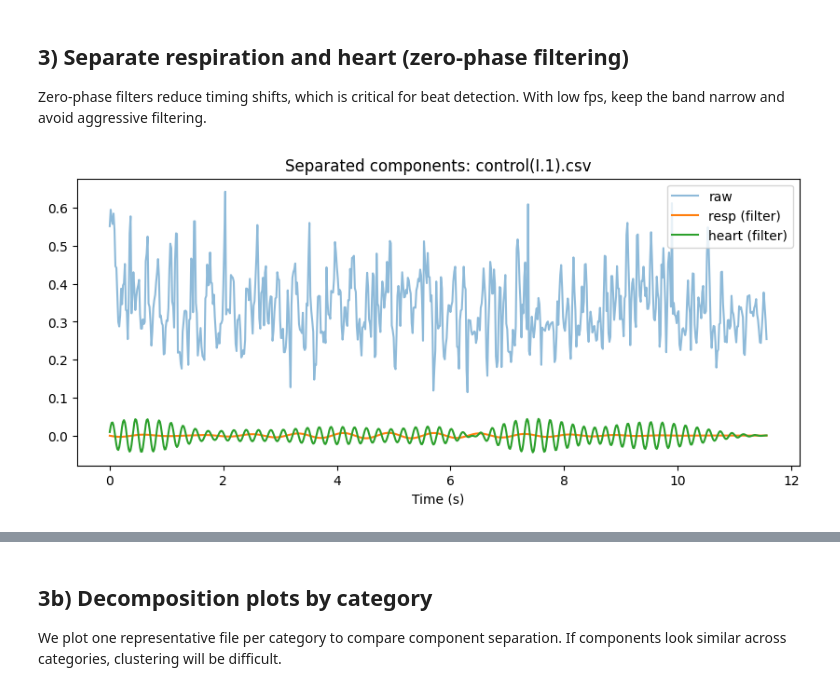
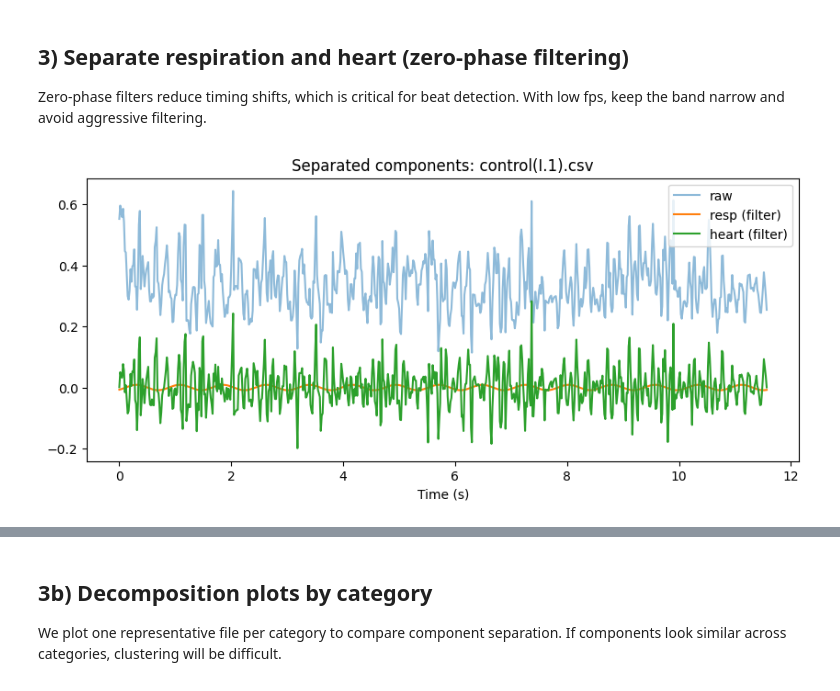
Before and after one commit to taddeusb90/heart-ts-analysis, a Jupyter notebook: notebooks/heart_midas_pipeline.ipynb, the cells around one changed output, grey strips where cells are left out. Saved outputs shown, nothing was run; the diff lists cells and outputs as text; code cells hidden in the pictures.

```diff
--- a/notebooks/heart_midas_pipeline.ipynb
+++ b/notebooks/heart_midas_pipeline.ipynb
@@ -243,43 +254,110 @@ def lowpass_sos(cutoff: float, fs: float, order: int = 4) -> np.ndarray:
     return butter(order, cutoff, btype="lowpass", fs=fs, output="sos")
 
 
 def fft_bandpass(signal: np.ndarray, fs: float, band: tuple[float, float]) -> np.ndarray:
     n = len(signal)
     freqs = np.fft.rfftfreq(n, d=1.0 / fs)
     fft_vals = np.fft.rfft(signal)
     low, high = band
     mask = (freqs >= low) & (freqs <= high)
     filtered_fft = np.where(mask, fft_vals, 0)
     return np.fft.irfft(filtered_fft, n=n)
 
 
 def separate_components(signal: np.ndarray, fs: float, method: str = "filter") -> tuple[np.ndarray, np.ndarray]:
-    if method == "fft":
-        resp_band = resp_band_from_target()
-        resp = fft_bandpass(signal, fs, resp_band)
-        heart = fft_bandpass(signal, fs, HEART_BAND_HZ)
+    """
+    Separates respiratory and heart components using robust peak-search FFT isolation.
+    """
+    n = len(signal)
+    freqs = np.fft.rfftfreq(n, d=1.0/fs)
+    fft_vals = np.fft.rfft(signal)
+
+    # 1. Respiration: Search for peak in valid range (60-80 BPM) to handle slight drift
+    min_resp_hz = 60.0 / 60.0
+    max_resp_hz = 80.0 / 60.0
+
+    # Find index of max power in this band
+    valid_indices = np.where((freqs >= min_resp_hz) & (freqs <= max_resp_hz))[0]
+
+    if len(valid_indices) > 0:
+        # Identify the dominant respiratory frequency peak
+        peak_idx = valid_indices[np.argmax(np.abs(fft_vals[valid_indices]))]
+
+        # Isolate ONLY that peak (narrow band)
+        mask = np.zeros_like(fft_vals, dtype=bool)
+        mask[peak_idx] = True
+
+        filtered_fft = np.zeros_like(fft_vals)
+        filtered_fft[mask] = fft_vals[mask]
+        resp = np.fft.irfft(filtered_fft, n=n)
     else:
-        resp_band = resp_band_from_target()
-        resp_sos = butter_sos(resp_band, fs)
-        heart_sos = butter_sos(HEART_BAND_HZ, fs)
-        resp = sosfiltfilt(resp_sos, signal)
-        heart = sosfiltfilt(heart_sos, signal)
+        # Fallback: if no clear peak, return zeros
+        resp = np.zeros_like(signal)
+
+    # 2. Heart Strategy: Residual + High Pass
+    # Subtract perfectly periodic machine respiration
+    residual = signal - resp
+
+    # Zero-phase high-pass above 4.0 Hz (240 BPM)
+    heart_sos = butter(4, 4.0, btype='highpass', fs=fs, output='sos')
+    heart = sosfiltfilt(heart_sos, residual)
+
     return resp, heart
+
+def detect_beats(heart: np.ndarray, fs: float) -> tuple[np.ndarray, np.ndarray]:
+    # Use the envelope for more robust detection
+    env = np.abs(hilbert(heart))
+    env = (env - np.mean(env)) / (np.std(env) + 1e-9)
+
+    # Period for 310 BPM is 0.193s (~11.6 samples at 60 FPS)
+    min_dist = int((60.0 / 310.0) * fs)
+
+    peaks, _ = find_peaks(env, distance=min_dist, prominence=0.5)
+    return peaks, env
+
+def analyze_resp_cycles(resp: np.ndarray, fs: float) -> dict:
+    # Resp is now a clean sinusoid from FFT isolation
+    min_dist = int(0.7 * fs) # ~71 BPM is 0.84s period
+    peaks, _ = find_peaks(resp, distance=min_dist)
+    troughs, _ = find_peaks(-resp, distance=min_dist)
+
+    peaks_t = peaks / fs
+    troughs_t = troughs / fs
+    full_cycles = np.diff(peaks_t).tolist() if len(peaks_t) > 1 else []
+    inhalations = []
+    exhalations = []
+
+    for peak_t in peaks_t:
+        prev_troughs = troughs_t[troughs_t < peak_t]
+        next_troughs = troughs_t[troughs_t > peak_t]
+        if len(prev_troughs) > 0:
+            inhalations.append(float(peak_t - prev_troughs[-1]))
+        if len(next_troughs) > 0:
+            exhalations.append(float(next_troughs[0] - peak_t))
+
+    return {
+        "resp_smoothed": resp,
+        "peaks": peaks,
+        "troughs": troughs,
+        "full_cycle_s": full_cycles,
+        "inhalation_s": inhalations,
+        "exhalation_s": exhalations,
+    }
 
 
 rec = records[0]
 resp, heart = separate_components(rec.signal, rec.fs, method=SEPARATION_METHOD)
 plt.figure(figsize=(10, 4))
 plt.plot(rec.time_s, rec.signal, label="raw", alpha=0.5)
 plt.plot(rec.time_s, resp, label=f"resp ({SEPARATION_METHOD})")
 plt.plot(rec.time_s, heart, label=f"heart ({SEPARATION_METHOD})")
 plt.legend()
 plt.title(f"Separated components: {rec.path.name}")
 plt.xlabel("Time (s)")
 save_fig(f"separation_{SEPARATION_METHOD}_{rec.path.stem}.png")
 plt.show()
 # %% [output]
-[figure, old version]
+[figure, new version]
 # %%
 def estimate_hr_psd(signal: np.ndarray, fs: float, band: tuple[float, float], method: str) -> float | None:
     _, heart = separate_components(signal, fs, method=method)
```
Also changed, not shown: parts of 19 cells of this notebook, 10 other files.
